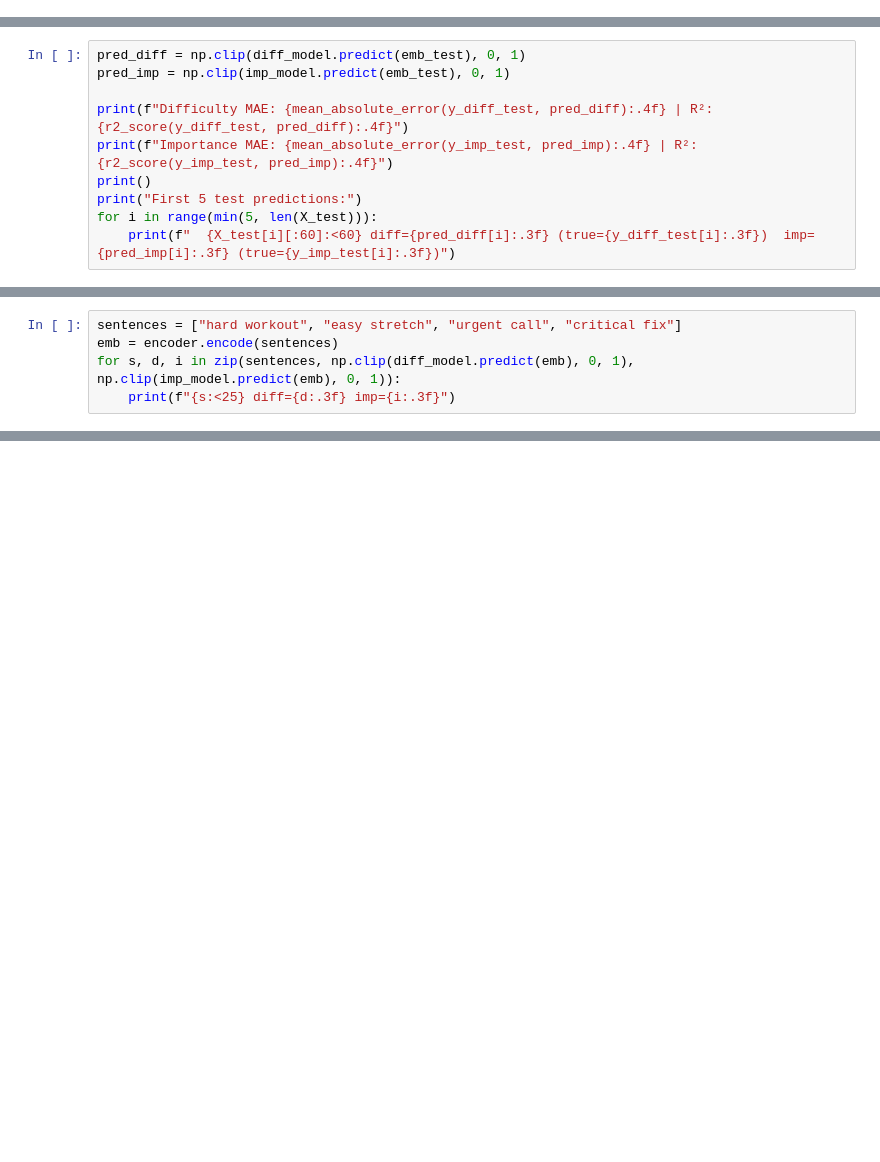
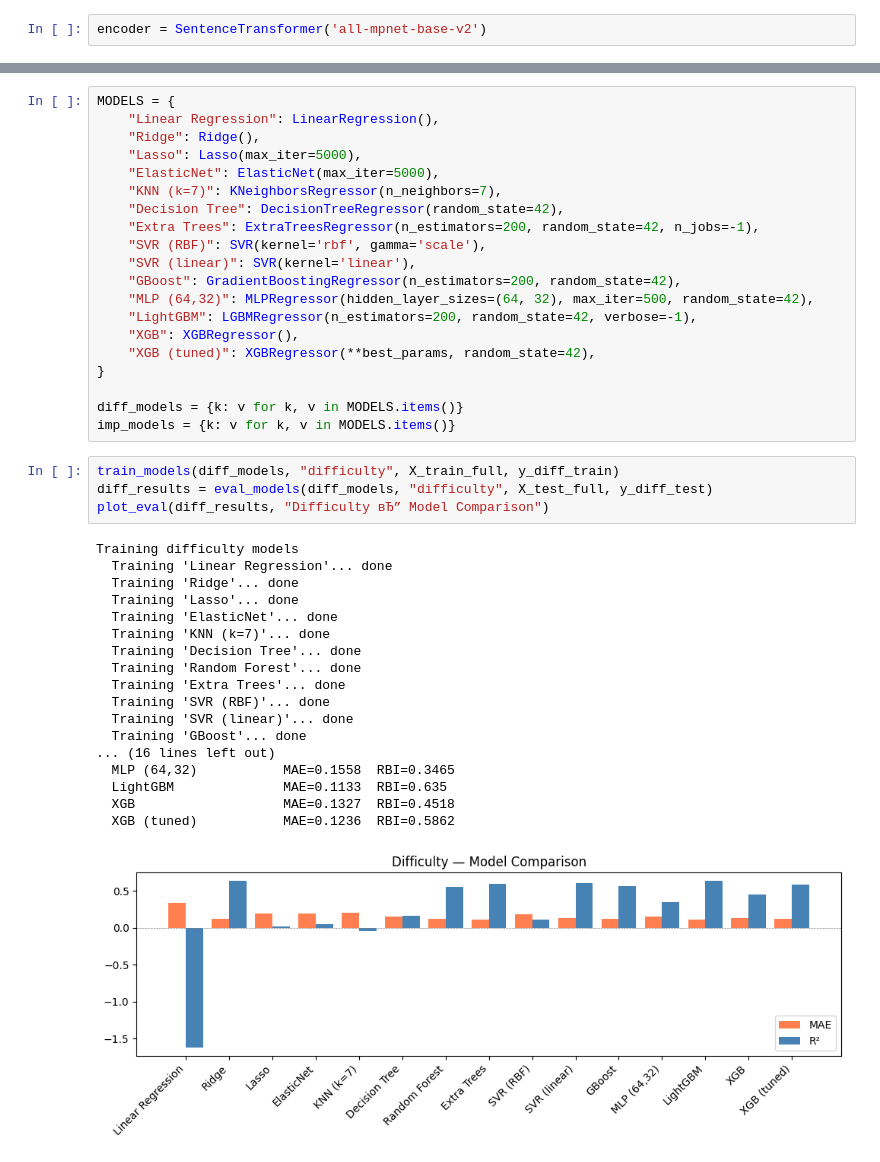
Before and after one commit to Infiteri/VM.AI, a Jupyter notebook: notebooks/VM_AI_Regressor_notebook.ipynb, the cells around one changed output, grey strips where cells are left out. Cells and saved outputs as stored; diff of their text form; blank space fills up the shorter version.

```diff
--- a/notebooks/VM_AI_Regressor_notebook.ipynb
+++ b/notebooks/VM_AI_Regressor_notebook.ipynb
@@ -116,0 +132,2 @@ Notes:
+# %%
+encoder = SentenceTransformer('all-mpnet-base-v2')
@@ -184,10 +183,0 @@ NameError: name 'XGBRegressor' is not defined
-# %%
-pred_diff = np.clip(diff_model.predict(emb_test), 0, 1)
-pred_imp = np.clip(imp_model.predict(emb_test), 0, 1)
-
-print(f"Difficulty MAE: {mean_absolute_error(y_diff_test, pred_diff):.4f} | R²: {r2_score(y_diff_test, pred_diff):.4f}")
-print(f"Importance MAE: {mean_absolute_error(y_imp_test, pred_imp):.4f} | R²: {r2_score(y_imp_test, pred_imp):.4f}")
-print()
-print("First 5 test predictions:")
-for i in range(min(5, len(X_test))):
-    print(f"  {X_test[i][:60]:<60} diff={pred_diff[i]:.3f} (true={y_diff_test[i]:.3f})  imp={pred_imp[i]:.3f} (true={y_imp_test[i]:.3f})")
@@ -204,5 +183,0 @@ First 5 test predictions:
-# %%
-sentences = ["hard workout", "easy stretch", "urgent call", "critical fix"]
-emb = encoder.encode(sentences)
-for s, d, i in zip(sentences, np.clip(diff_model.predict(emb), 0, 1), np.clip(imp_model.predict(emb), 0, 1)):
-    print(f"{s:<25} diff={d:.3f} imp={i:.3f}")
@@ -213,0 +228,43 @@ critical fix              diff=0.609 imp=0.863
+# %%
+MODELS = {
+    "Linear Regression": LinearRegression(),
+    "Ridge": Ridge(),
+    "Lasso": Lasso(max_iter=5000),
+    "ElasticNet": ElasticNet(max_iter=5000),
+    "KNN (k=7)": KNeighborsRegressor(n_neighbors=7),
+    "Decision Tree": DecisionTreeRegressor(random_state=42),
+    "Extra Trees": ExtraTreesRegressor(n_estimators=200, random_state=42, n_jobs=-1),
+    "SVR (RBF)": SVR(kernel='rbf', gamma='scale'),
+    "SVR (linear)": SVR(kernel='linear'),
+    "GBoost": GradientBoostingRegressor(n_estimators=200, random_state=42),
+    "MLP (64,32)": MLPRegressor(hidden_layer_sizes=(64, 32), max_iter=500, random_state=42),
+    "LightGBM": LGBMRegressor(n_estimators=200, random_state=42, verbose=-1),
+    "XGB": XGBRegressor(),
+    "XGB (tuned)": XGBRegressor(**best_params, random_state=42),
+}
+
+diff_models = {k: v for k, v in MODELS.items()}
+imp_models = {k: v for k, v in MODELS.items()}
+# %%
+train_models(diff_models, "difficulty", X_train_full, y_diff_train)
+diff_results = eval_models(diff_models, "difficulty", X_test_full, y_diff_test)
+plot_eval(diff_results, "Difficulty вЂ” Model Comparison")
+# %% [output]
+Training difficulty models
+  Training 'Linear Regression'... done
+  Training 'Ridge'... done
+  Training 'Lasso'... done
+  Training 'ElasticNet'... done
+  Training 'KNN (k=7)'... done
+  Training 'Decision Tree'... done
+  Training 'Random Forest'... done
+  Training 'Extra Trees'... done
+  Training 'SVR (RBF)'... done
+  Training 'SVR (linear)'... done
+  Training 'GBoost'... done
+... (16 lines left out)
+  MLP (64,32)           MAE=0.1558  RВІ=0.3465
+  LightGBM              MAE=0.1133  RВІ=0.635
+  XGB                   MAE=0.1327  RВІ=0.4518
+  XGB (tuned)           MAE=0.1236  RВІ=0.5862
+[figure, added]
```
Also changed, not shown: parts of 27 cells of this notebook, 3 other files.
